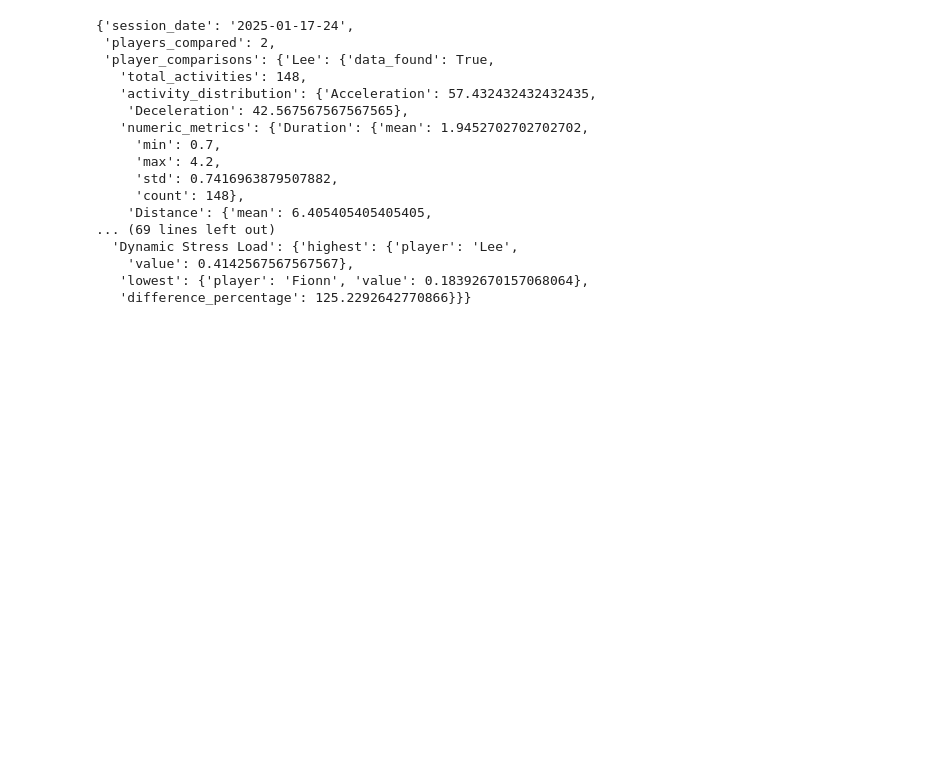
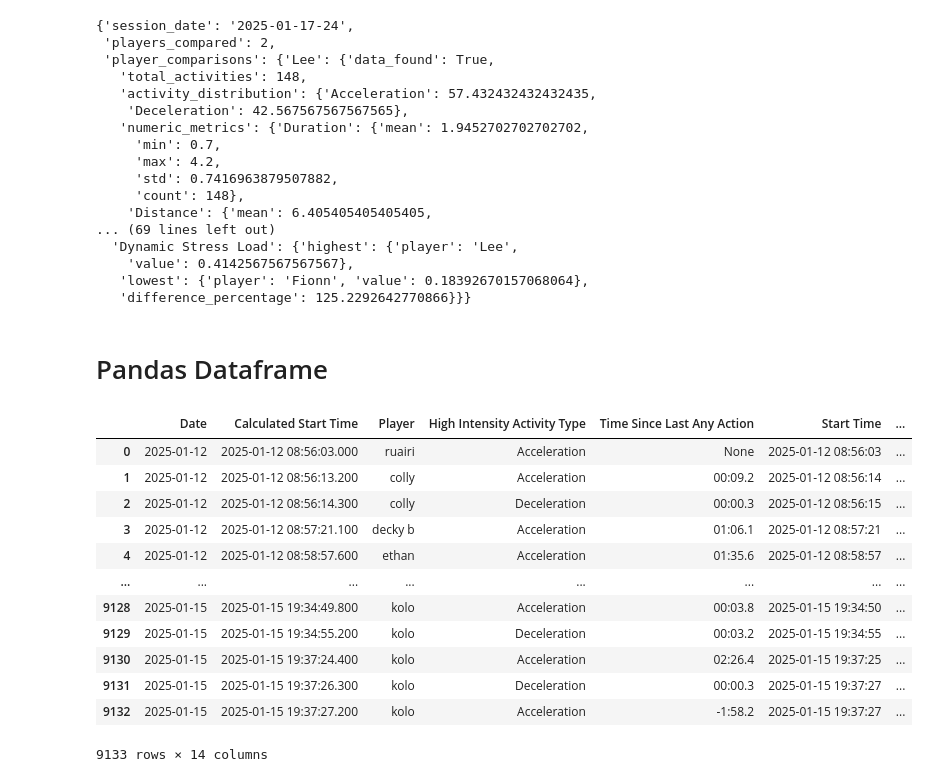
Before and after one commit to j-mundondo/football_data_chat, a Jupyter notebook: LLM/Guided_langchain/proof_of_concept.ipynb, the cells around one changed output. Drawn from its saved outputs; the diff is of its cells as text; code cells hidden in the pictures; blank space fills up the shorter version.

```diff
--- a/LLM/Guided_langchain/proof_of_concept.ipynb
+++ b/LLM/Guided_langchain/proof_of_concept.ipynb
@@ -503,3 +524,25 @@ Invoking: `compare_multiple_players_latest` with `{'player_names': ['Lee', 'Fion
     'value': 0.4142567567567567},
    'lowest': {'player': 'Fionn', 'value': 0.18392670157068064},
    'difference_percentage': 125.2292642770866}}}
+# %% [markdown]
+# Pandas Dataframe
+# %%
+from langchain_experimental.agents import create_pandas_dataframe_agent
+import pandas as pd
+df_merged = pd.concat([list(session_data.values())[0],list(session_data.values())[2],list(session_data.values())[1]], ignore_index=True)
+pandasllm = get_llama_3dot1_8b_instant()
+df_merged
+# %% [output]
+|  | Date | Calculated Start Time | Player | High Intensity Activity Type | Time Since Last Any Action | Start Time | ... |
+| 0 | 2025-01-12 | 2025-01-12 08:56:03.000 | ruairi | Acceleration | None | 2025-01-12 08:56:03 | ... |
+| 1 | 2025-01-12 | 2025-01-12 08:56:13.200 | colly | Acceleration | 00:09.2 | 2025-01-12 08:56:14 | ... |
+| 2 | 2025-01-12 | 2025-01-12 08:56:14.300 | colly | Deceleration | 00:00.3 | 2025-01-12 08:56:15 | ... |
+| 3 | 2025-01-12 | 2025-01-12 08:57:21.100 | decky b | Acceleration | 01:06.1 | 2025-01-12 08:57:21 | ... |
+| 4 | 2025-01-12 | 2025-01-12 08:58:57.600 | ethan | Acceleration | 01:35.6 | 2025-01-12 08:58:57 | ... |
+| ... | ... | ... | ... | ... | ... | ... | ... |
+| 9128 | 2025-01-15 | 2025-01-15 19:34:49.800 | kolo | Acceleration | 00:03.8 | 2025-01-15 19:34:50 | ... |
+| 9129 | 2025-01-15 | 2025-01-15 19:34:55.200 | kolo | Deceleration | 00:03.2 | 2025-01-15 19:34:55 | ... |
+| 9130 | 2025-01-15 | 2025-01-15 19:37:24.400 | kolo | Acceleration | 02:26.4 | 2025-01-15 19:37:25 | ... |
+| 9131 | 2025-01-15 | 2025-01-15 19:37:26.300 | kolo | Deceleration | 00:00.3 | 2025-01-15 19:37:27 | ... |
+| 9132 | 2025-01-15 | 2025-01-15 19:37:27.200 | kolo | Acceleration | -1:58.2 | 2025-01-15 19:37:27 | ... |
+9133 rows × 14 columns
```
Also changed, not shown: parts of 27 cells of this notebook, 4 other files.
